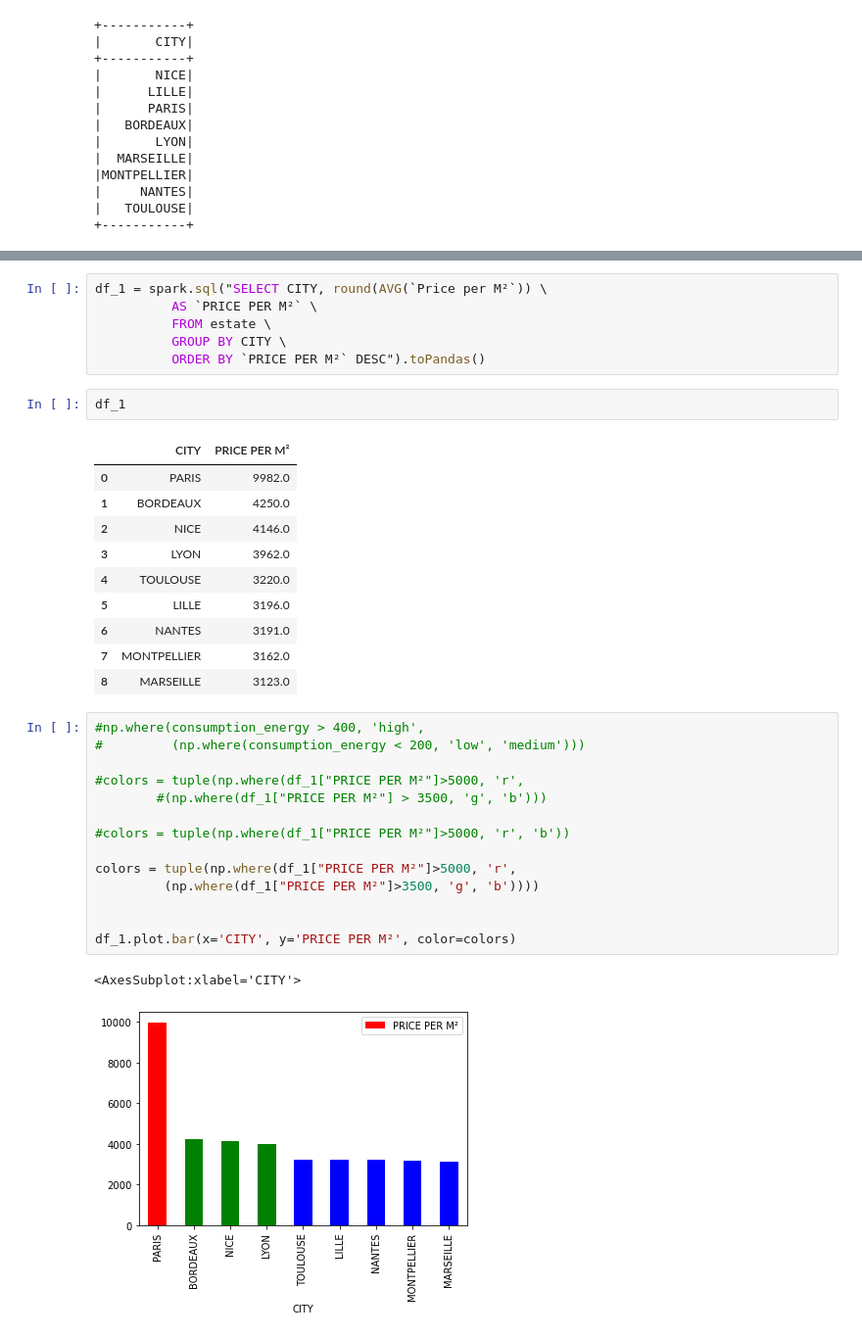
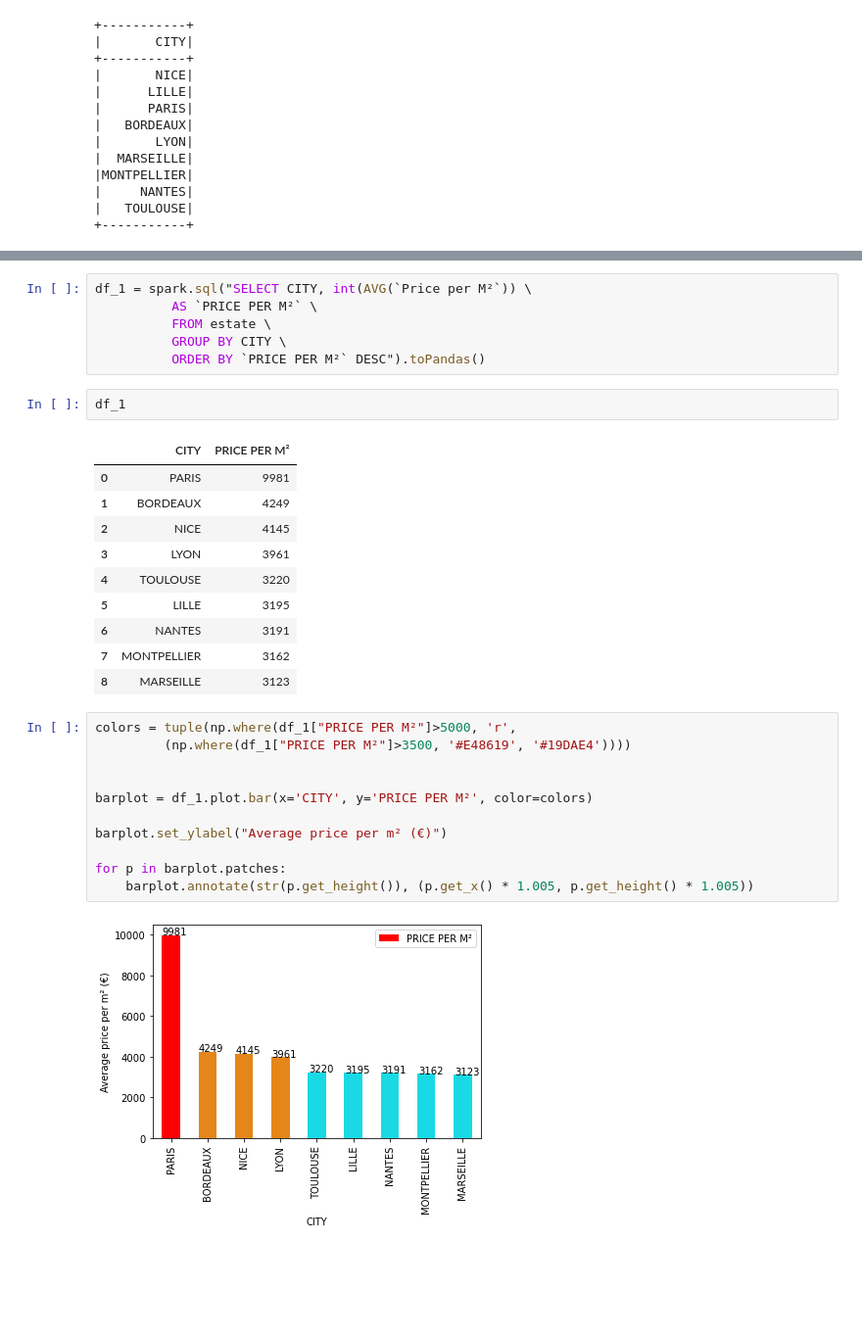
Before and after one commit to 13w13/U2-Big-Data-Tools-for-Business, a Jupyter notebook: 2. Real Estate Market EDA.ipynb, the cells around one changed output, grey strips where cells are left out. Shown: that part at 98% size. Saved outputs shown, nothing was run; the diff lists cells and outputs as text; blank space fills up the shorter version.

Commit message:
1st graph

```diff
--- a/2. Real Estate Market EDA.ipynb
+++ b/2. Real Estate Market EDA.ipynb
@@ -664,7 +664,7 @@ type(spark.sql("SELECT CITY, round(AVG(`Price per M²`)) \
 # %% [output]
 pyspark.sql.dataframe.DataFrame
 # %%
-df_1 = spark.sql("SELECT CITY, round(AVG(`Price per M²`)) \
+df_1 = spark.sql("SELECT CITY, int(AVG(`Price per M²`)) \
           AS `PRICE PER M²` \
           FROM estate \
           GROUP BY CITY \
@@ -673,29 +673,25 @@ df_1 = spark.sql("SELECT CITY, round(AVG(`Price per M²`)) \
 df_1
 # %% [output]
 |  | CITY | PRICE PER M² |
-| 0 | PARIS | 9982.0 |
-| 1 | BORDEAUX | 4250.0 |
-| 2 | NICE | 4146.0 |
-| 3 | LYON | 3962.0 |
-| 4 | TOULOUSE | 3220.0 |
-| 5 | LILLE | 3196.0 |
-| 6 | NANTES | 3191.0 |
-| 7 | MONTPELLIER | 3162.0 |
-| 8 | MARSEILLE | 3123.0 |
+| 0 | PARIS | 9981 |
+| 1 | BORDEAUX | 4249 |
+| 2 | NICE | 4145 |
+| 3 | LYON | 3961 |
+| 4 | TOULOUSE | 3220 |
+| 5 | LILLE | 3195 |
+| 6 | NANTES | 3191 |
+| 7 | MONTPELLIER | 3162 |
+| 8 | MARSEILLE | 3123 |
-# %%
-#np.where(consumption_energy > 400, 'high',
-#         (np.where(consumption_energy < 200, 'low', 'medium')))
-
-#colors = tuple(np.where(df_1["PRICE PER M²"]>5000, 'r',
-        #(np.where(df_1["PRICE PER M²"] > 3500, 'g', 'b')))
-
-#colors = tuple(np.where(df_1["PRICE PER M²"]>5000, 'r', 'b'))
-
-colors = tuple(np.where(df_1["PRICE PER M²"]>5000, 'r',
-         (np.where(df_1["PRICE PER M²"]>3500, 'g', 'b'))))
-
-
-df_1.plot.bar(x='CITY', y='PRICE PER M²', color=colors)
-# %% [output]
-<AxesSubplot:xlabel='CITY'>
-[figure, removed]
+# %%
+colors = tuple(np.where(df_1["PRICE PER M²"]>5000, 'r',
+         (np.where(df_1["PRICE PER M²"]>3500, '#E48619', '#19DAE4'))))
+
+
+barplot = df_1.plot.bar(x='CITY', y='PRICE PER M²', color=colors)
+
+barplot.set_ylabel("Average price per m² (€)")
+
+for p in barplot.patches:
+    barplot.annotate(str(p.get_height()), (p.get_x() * 1.005, p.get_height() * 1.005))
+# %% [output]
+[figure, added]
```
Also changed, not shown: parts of 2 cells of this notebook.
